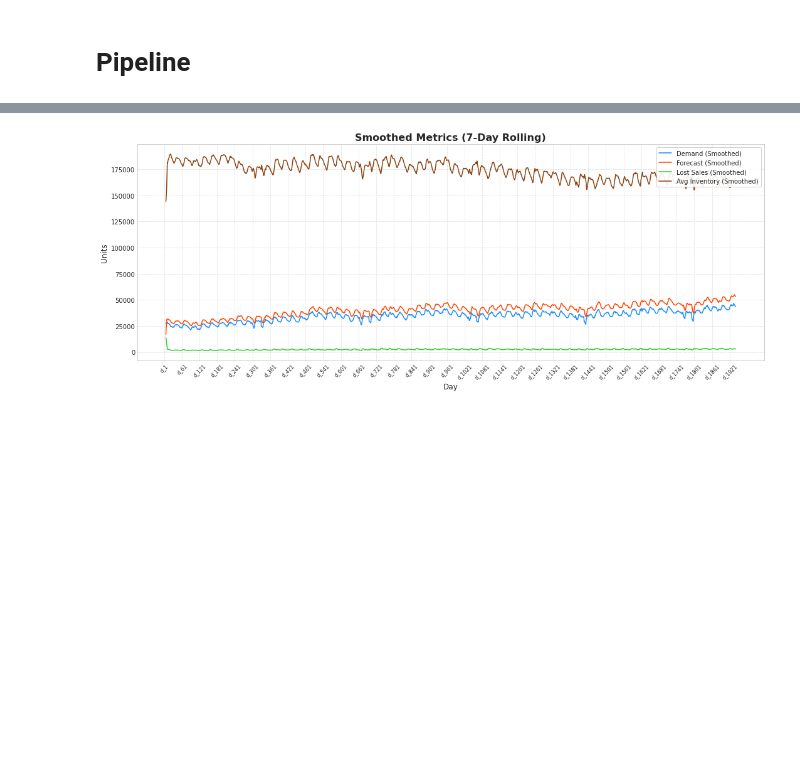
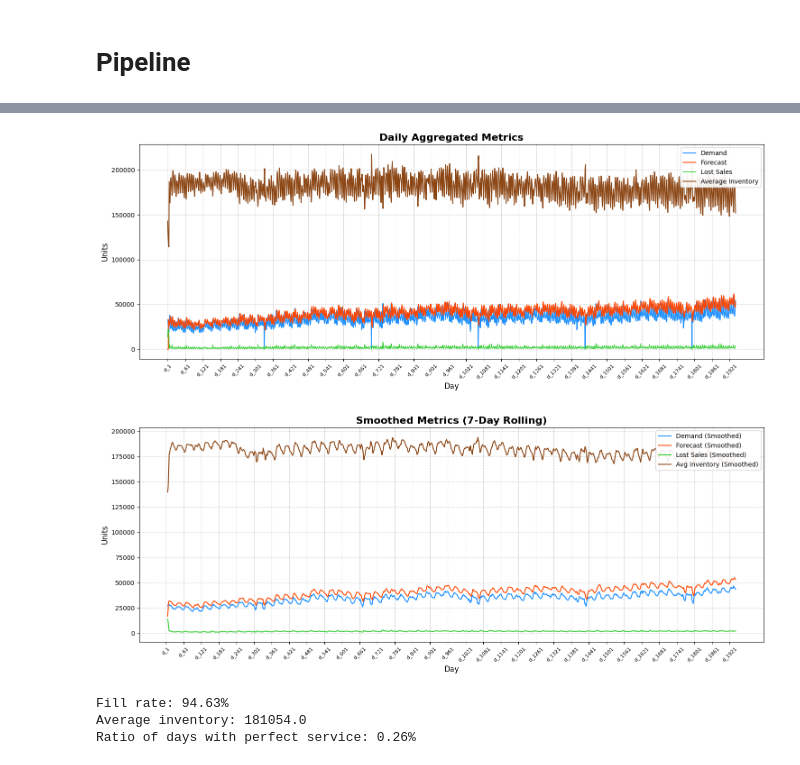
Before and after one commit to Jboistel/memoire, a Jupyter notebook: test.ipynb, the cells around one changed output, grey strips where cells are left out. Saved outputs shown, nothing was run; the diff lists cells and outputs as text; code cells hidden in the pictures; blank space fills up the shorter version.

Commit message:
pipeline done

```diff
--- a/test.ipynb
+++ b/test.ipynb
@@ -124,5 +124,3 @@ def FC_avg_4_same_days(demand_matrix: pd.DataFrame) -> pd.DataFrame:
         columns=demand_matrix.columns
     )
     return weekly_forecast_matrix
-
-forecast_matrix = FC_avg_3_days(demand_matrix)
@@ -129,7 +147,7 @@ forecast_matrix = FC_avg_3_days(demand_matrix)
 # %% [markdown]
 # Up-to-level
 # %%
-def Up_to_level(forecast_matrix: pd.DataFrame) -> pd.DataFrame:
+def Up_to_level(forecast_matrix: pd.DataFrame, safety_stock_matrix: pd.DataFrame) -> pd.DataFrame:
     """
     Compute the forecast by summing the demand of the next 3 days for each product.
 
@@ -140,13 +158,12 @@ def Up_to_level(forecast_matrix: pd.DataFrame) -> pd.DataFrame:
         pd.DataFrame: Forecast matrix (rounded up).
     """
     up_to_level_matrix = forecast_matrix.T.shift(-2).rolling(window=3).sum().T
+    up_to_level_matrix += safety_stock_matrix
     return up_to_level_matrix
-
-up_to_level_matrix = Up_to_level(forecast_matrix)
 # %% [markdown]
 # Inventory
 # %%
-def compute_stock(up_to_level_matrix):
+def compute_stock(up_to_level_matrix, demand_matrix):
     """
     Compute various stock management indicators:
       - inventory_begin: stock at the beginning of the day
@@ -206,5 +223,3 @@ def compute_stock(up_to_level_matrix):
     lost_sales_matrix = pd.DataFrame(lost_sales, index=index, columns=columns)
 
     return inventory_begin_matrix, inventory_end_matrix, T1_matrix, T2_matrix, sales_matrix, lost_sales_matrix
-
-inventory_begin_matrix, inventory_end_matrix, T1_matrix, T2_matrix, sales_matrix, lost_sales_matrix = compute_stock(up_to_level_matrix)
@@ -251,5 +323,0 @@ def compute_results(demand_matrix, forecast_matrix, up_to_level_matrix):
-# %%
-fill_rate, avg_inventory, perfect_service_days_ratio = compute_results(demand_matrix, forecast_matrix, up_to_level_matrix)
-print(f"Fill rate: {fill_rate:.2%}")
-print(f"Average inventory: {avg_inventory:.2f}")
-print(f"Perfect service days: {perfect_service_days_ratio:.2%}")
@@ -297,39 +324,25 @@ plt.show()
-# %%
-# Moyennes glissantes (7 jours)
-rolling_window = 7
-smoothed_demand = total_demand.rolling(window=rolling_window).mean()
-smoothed_forecast = total_forecast.rolling(window=rolling_window).mean()
-smoothed_inventory = total_inventory.rolling(window=rolling_window).mean()
-smoothed_lost_sales = total_lost_sales.rolling(window=rolling_window).mean()
-
-
-# Paramètres de style
-plt.style.use('seaborn-whitegrid')
-plt.figure(figsize=(15, 6))
-
-# Tracés
-plt.plot(smoothed_demand, label='Demand (Smoothed)', color='dodgerblue')
-plt.plot(smoothed_forecast, label='Forecast (Smoothed)', color='orangered')
-plt.plot(smoothed_lost_sales, label='Lost Sales (Smoothed)', color='limegreen')
-plt.plot(smoothed_inventory, label='Avg Inventory (Smoothed)', color='saddlebrown')
-
-
-# Améliorations visuelles
-plt.title('Smoothed Metrics (7-Day Rolling)', fontsize=16, fontweight='bold')
-plt.xlabel('Day', fontsize=12)
-plt.ylabel('Units', fontsize=12)
-plt.xticks(rotation=45)
-plt.tick_params(axis='x', labelsize=8)
-plt.grid(True, linestyle='--', alpha=0.6)
-plt.legend(loc='upper right', frameon=True, framealpha=0.9)
-
-# Limiter les xticks pour lisibilité
-xtick_interval = 60  # afficher 1 tick tous les 60 jours
-plt.xticks(ticks=range(0, len(total_demand), xtick_interval),
-           labels=total_demand.index[::xtick_interval], rotation=45)
-
-plt.tight_layout()
-plt.show()
-rolling_window = 7  # une semaine
-# %% [output]
-[figure, removed]
+# %%
+def pipeline(forecast_func, up_to_level_func, compute_stock_func):
+    df = load_data(data_path, pkl_path)
+    demand_matrix = preprocess_data(df)
+    _, n_days = demand_matrix.shape
+    forecast_matrix = forecast_func(demand_matrix)
+    safety_stock_matrix = SS_cst(demand_matrix, 1)
+    up_to_level_matrix = up_to_level_func(forecast_matrix, safety_stock_matrix)
+    inventory_begin_matrix, inventory_end_matrix, _, _, _, lost_sales_matrix = compute_stock_func(up_to_level_matrix, demand_matrix)
+    fill_rate, avg_inventory, perfect_service_days_ratio = compute_results(demand_matrix, lost_sales_matrix, inventory_begin_matrix, inventory_end_matrix, n_days)
+
+    generate_plots(demand_matrix, forecast_matrix, lost_sales_matrix, inventory_begin_matrix, inventory_end_matrix)
+
+    print(f"Fill rate: {fill_rate * 100:.2f}%")
+    print(f"Average inventory: {avg_inventory}")
+    print(f"Ratio of days with perfect service: {perfect_service_days_ratio * 100:.2f}%")
+
+# Example usage with different functions
+pipeline(lambda dm: FC_avg_3_days(dm), Up_to_level, compute_stock)
+# %% [output]
+[figure, added]
+[figure, added]
+Fill rate: 94.63%
+Average inventory: 181054.0
+Ratio of days with perfect service: 0.26%
```
Also changed, not shown: parts of 16 cells of this notebook.
